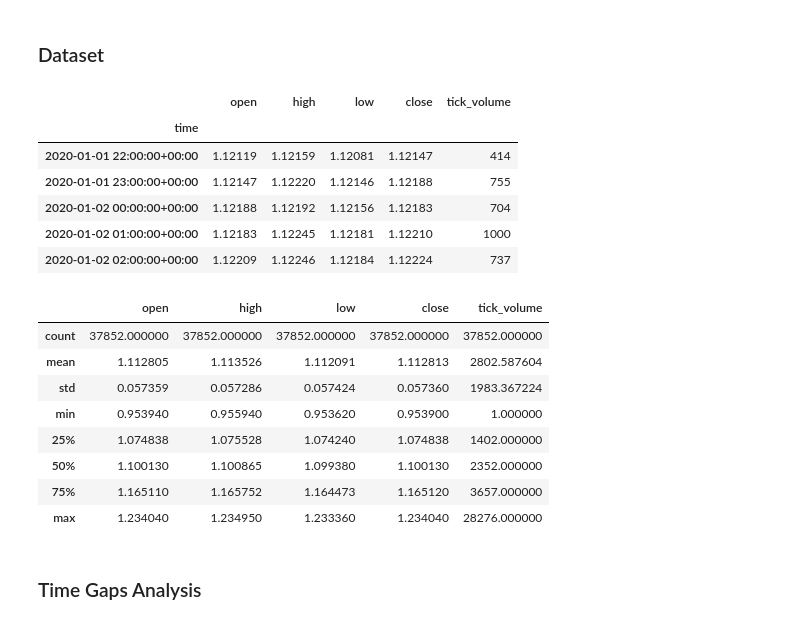
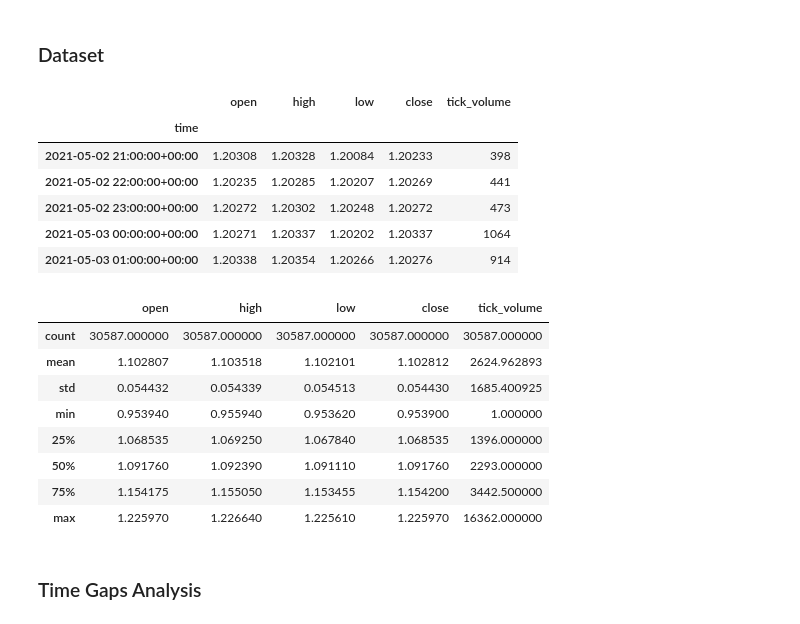
Before and after one commit to dilshanjayy/multi-model-forex-prediction-dl, a Jupyter notebook: notebooks/raw_technical_eda.ipynb, the cells around one changed output. Drawn from its saved outputs; the diff is of its cells as text; code cells hidden in the pictures.

```diff
--- a/notebooks/raw_technical_eda.ipynb
+++ b/notebooks/raw_technical_eda.ipynb
@@ -10,29 +13,29 @@ import seaborn as sns
 # %% [markdown]
 ### Dataset
 # %%
-df = pd.read_csv("../data/raw_market/EURUSD_H1_20200101_20260131.csv", parse_dates=["time"])
+df = pd.read_csv("../data/raw_market/EURUSD_H1_20210501_20260331.csv", parse_dates=["time"])
 df.set_index("time", inplace=True)
 df.drop(columns=["spread", "real_volume"], inplace=True)
 
 display(df.head())
 display(df.describe())
 # %% [output]
 |  | open | high | low | close | tick_volume |
 | time |  |  |  |  |  |
-| 2020-01-01 22:00:00+00:00 | 1.12119 | 1.12159 | 1.12081 | 1.12147 | 414 |
-| 2020-01-01 23:00:00+00:00 | 1.12147 | 1.12220 | 1.12146 | 1.12188 | 755 |
-| 2020-01-02 00:00:00+00:00 | 1.12188 | 1.12192 | 1.12156 | 1.12183 | 704 |
-| 2020-01-02 01:00:00+00:00 | 1.12183 | 1.12245 | 1.12181 | 1.12210 | 1000 |
-| 2020-01-02 02:00:00+00:00 | 1.12209 | 1.12246 | 1.12184 | 1.12224 | 737 |
+| 2021-05-02 21:00:00+00:00 | 1.20308 | 1.20328 | 1.20084 | 1.20233 | 398 |
+| 2021-05-02 22:00:00+00:00 | 1.20235 | 1.20285 | 1.20207 | 1.20269 | 441 |
+| 2021-05-02 23:00:00+00:00 | 1.20272 | 1.20302 | 1.20248 | 1.20272 | 473 |
+| 2021-05-03 00:00:00+00:00 | 1.20271 | 1.20337 | 1.20202 | 1.20337 | 1064 |
+| 2021-05-03 01:00:00+00:00 | 1.20338 | 1.20354 | 1.20266 | 1.20276 | 914 |
 |  | open | high | low | close | tick_volume |
-| count | 37852.000000 | 37852.000000 | 37852.000000 | 37852.000000 | 37852.000000 |
-| mean | 1.112805 | 1.113526 | 1.112091 | 1.112813 | 2802.587604 |
-| std | 0.057359 | 0.057286 | 0.057424 | 0.057360 | 1983.367224 |
+| count | 30587.000000 | 30587.000000 | 30587.000000 | 30587.000000 | 30587.000000 |
+| mean | 1.102807 | 1.103518 | 1.102101 | 1.102812 | 2624.962893 |
+| std | 0.054432 | 0.054339 | 0.054513 | 0.054430 | 1685.400925 |
 | min | 0.953940 | 0.955940 | 0.953620 | 0.953900 | 1.000000 |
-| 25% | 1.074838 | 1.075528 | 1.074240 | 1.074838 | 1402.000000 |
-| 50% | 1.100130 | 1.100865 | 1.099380 | 1.100130 | 2352.000000 |
-| 75% | 1.165110 | 1.165752 | 1.164473 | 1.165120 | 3657.000000 |
-| max | 1.234040 | 1.234950 | 1.233360 | 1.234040 | 28276.000000 |
+| 25% | 1.068535 | 1.069250 | 1.067840 | 1.068535 | 1396.000000 |
+| 50% | 1.091760 | 1.092390 | 1.091110 | 1.091760 | 2293.000000 |
+| 75% | 1.154175 | 1.155050 | 1.153455 | 1.154200 | 3442.500000 |
+| max | 1.225970 | 1.226640 | 1.225610 | 1.225970 | 16362.000000 |
 # %% [markdown]
 ### Time Gaps Analysis
 # %%
```
Also changed, not shown: parts of 5 cells of this notebook, 38 other files.
